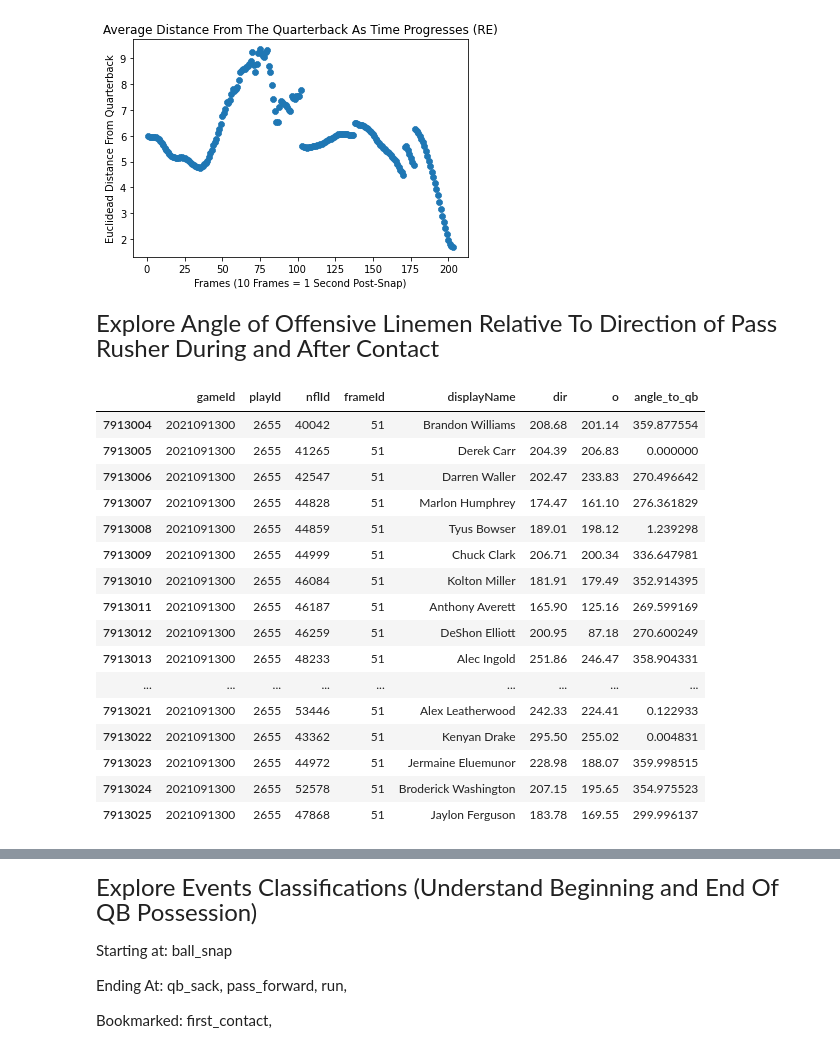
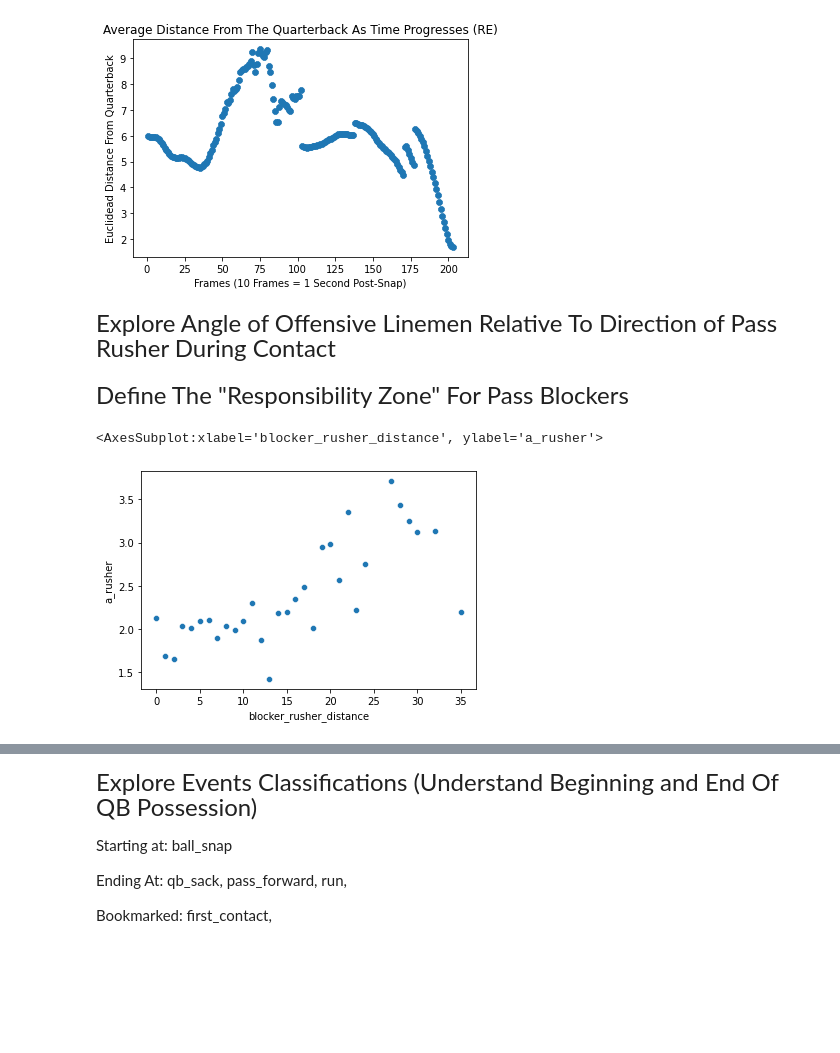
Before and after one commit to peterlmajors/FSAS_BigDataBowl_2023, a Jupyter notebook: Exploratory_Analysis.ipynb, the cells around one changed output, grey strips where cells are left out. Drawn from its saved outputs; the diff is of its cells as text; code cells hidden in the pictures; blank space fills up the shorter version.

```diff
--- a/Exploratory_Analysis.ipynb
+++ b/Exploratory_Analysis.ipynb
@@ -423,25 +380,4 @@ plt.ylabel("Euclidead Distance From Quarterback")
 Text(0, 0.5, 'Euclidead Distance From Quarterback')
 [figure]
 # %% [markdown]
-<font size="5"> Explore Angle of Offensive Linemen Relative To Direction of Pass Rusher During and After Contact </font>
+<font size="5"> Explore Angle of Offensive Linemen Relative To Direction of Pass Rusher During Contact </font>
-# %%
-#Look At Specific Frame
-ptrack[(ptrack.gameId == gameId) & (ptrack.playId == playId) & (ptrack.frameId == 51)][['gameId', 'playId', 'nflId', 'frameId','displayName', 'dir', 'o', 'angle_to_qb']]
-# %% [output]
-|  | gameId | playId | nflId | frameId | displayName | dir | o | angle_to_qb |
-| 7913004 | 2021091300 | 2655 | 40042 | 51 | Brandon Williams | 208.68 | 201.14 | 359.877554 |
-| 7913005 | 2021091300 | 2655 | 41265 | 51 | Derek Carr | 204.39 | 206.83 | 0.000000 |
-| 7913006 | 2021091300 | 2655 | 42547 | 51 | Darren Waller | 202.47 | 233.83 | 270.496642 |
-| 7913007 | 2021091300 | 2655 | 44828 | 51 | Marlon Humphrey | 174.47 | 161.10 | 276.361829 |
-| 7913008 | 2021091300 | 2655 | 44859 | 51 | Tyus Bowser | 189.01 | 198.12 | 1.239298 |
-| 7913009 | 2021091300 | 2655 | 44999 | 51 | Chuck Clark | 206.71 | 200.34 | 336.647981 |
-| 7913010 | 2021091300 | 2655 | 46084 | 51 | Kolton Miller | 181.91 | 179.49 | 352.914395 |
-| 7913011 | 2021091300 | 2655 | 46187 | 51 | Anthony Averett | 165.90 | 125.16 | 269.599169 |
-| 7913012 | 2021091300 | 2655 | 46259 | 51 | DeShon Elliott | 200.95 | 87.18 | 270.600249 |
-| 7913013 | 2021091300 | 2655 | 48233 | 51 | Alec Ingold | 251.86 | 246.47 | 358.904331 |
-| ... | ... | ... | ... | ... | ... | ... | ... | ... |
-| 7913021 | 2021091300 | 2655 | 53446 | 51 | Alex Leatherwood | 242.33 | 224.41 | 0.122933 |
-| 7913022 | 2021091300 | 2655 | 43362 | 51 | Kenyan Drake | 295.50 | 255.02 | 0.004831 |
-| 7913023 | 2021091300 | 2655 | 44972 | 51 | Jermaine Eluemunor | 228.98 | 188.07 | 359.998515 |
-| 7913024 | 2021091300 | 2655 | 52578 | 51 | Broderick Washington | 207.15 | 195.65 | 354.975523 |
-| 7913025 | 2021091300 | 2655 | 47868 | 51 | Jaylon Ferguson | 183.78 | 169.55 | 299.996137 |
@@ -447,0 +386,49 @@ ptrack[(ptrack.gameId == gameId) & (ptrack.playId == playId) & (ptrack.frameId =
+# %% [markdown]
+<font size="5"> Define The "Responsibility Zone" For Pass Blockers </font>
+# %%
+#Gather Data And Fields Relevant To Answering The Question
+
+#Crate Data Frame With Only Pass Blocking Plays
+ptrack_block = ptrack.loc[ptrack['pff_blockType'] != '0']
+
+#Find Rows With Players Who Were Blocked Against (Some Not Classfied As "Pass Rushers")
+ptrack_block_rushers = ptrack[ptrack.nflId.isin(ptrack_block.pff_nflIdBlockedPlayer)]
+ptrack_block_rushers = ptrack_block_rushers[['gameId', 'playId', 'nflId', 'frameId', 'pff_role', 'pff_positionLinedUp', 'x', 'y', 's', 'a', 'dis', 'o', 'dir', 'displayName']]
+
+#Merge Pass Blocking Plays Data From O-Linemen Perspecitve With Pass Rusher Tracking Data
+ptrack_resp_box = ptrack_block.merge(ptrack_block_rushers, left_on = ['gameId', 'playId', 'pff_nflIdBlockedPlayer', 'frameId'],
+                                                        right_on = ['gameId', 'playId', 'nflId', 'frameId'], how = 'inner')
+
+#Reduce To Columns Of Interest
+ptrack_resp_box = ptrack_resp_box[['gameId', 'playId', 'nflId_x', 'frameId', 'pff_role_x', 'pff_positionLinedUp_x', 'pff_blockType','x_x', 'y_x', 's_x', 'a_x', 'dis_x', 'o_x', 'dir_x',
+            'displayName_x','nflId_y', 'pff_role_y', 'pff_positionLinedUp_y', 'x_y', 'y_y', 's_y', 'a_y', 'dis_y', 'o_y', 'dir_y', 'displayName_y']]
+
+#Rename Columns
+ptrack_resp_box = ptrack_resp_box.rename(columns = {"nflId_x":"nflId_blocker", "displayName_x": "displayName_blocker", "pff_role_x": "pff_role_blocker",
+            "pff_positionLinedUp_x": "pff_positionLinedUp_blocker", "x_x": "x_blocker", "y_x": "y_blocker", "s_x": "s_blocker", "a_x": "a_blocker", "dis_x": "dis_blocker",
+            "o_x": "o_blocker", "dir_x": "dir_blocker", "nflId_y":"nflId_rusher", "displayName_y": "displayName_rusher", "pff_role_y": "pff_role_rusher",
+            "pff_positionLinedUp_y": "pff_positionLinedUp_rusher", "x_y": "x_rusher", "y_y": "y_rusher", "s_y": "s_rusher", "a_y": "a_rusher", "dis_y": "dis_rusher",
+            "o_y": "o_rusher", "dir_y": "dir_rusher"})
+
+#Calculate Distance Between Pass Blocker And Pass Rusher at Each Frame
+ptrack_resp_box['blocker_rusher_distance'] = np.hypot((ptrack_resp_box.y_blocker - ptrack_resp_box.y_rusher), (ptrack_resp_box.x_blocker - ptrack_resp_box.x_rusher))
+
+#Calculate Difference Between Rusher Direction and Blocker Orientation
+ptrack_resp_box['diff_btw_rusher_dir_blocker_o'] = abs((ptrack_resp_box.dir_rusher - 180) - ptrack_resp_box.o_blocker)
+# %%
+#How Far Away From A Blocker Does A Pass Rusher Slow Down or Deccelerate? (1 Yard In Front and 1.5 Yards Across (.75 Either Side))
+#Filter Down To Where Rusher Direction and Blocker Orientation Are Generally Matched (25 Degrees In Either Direction)
+ptrack_resp_box_30orless = ptrack_resp_box[ptrack_resp_box.diff_btw_rusher_dir_blocker_o < 10]
+
+#Speed
+distance_and_speed = pd.DataFrame(ptrack_resp_box_30orless.groupby(round(ptrack_resp_box_30orless.blocker_rusher_distance,0))['s_rusher'].mean()).reset_index()
+#sns.scatterplot(distance_and_speed.blocker_rusher_distance, distance_and_speed.s_rusher)
+
+#Acceleration
+distance_and_acceleration = pd.DataFrame(ptrack_resp_box_30orless.groupby(round(ptrack_resp_box_30orless.blocker_rusher_distance,0))['a_rusher'].mean()).reset_index()
+sns.scatterplot(distance_and_acceleration.blocker_rusher_distance, distance_and_acceleration.a_rusher)
+
+#Acceleration Hit Their Lowest Rates Within 1-2 Yards of The Pass Blocker!!
+# %% [output]
+<AxesSubplot:xlabel='blocker_rusher_distance', ylabel='a_rusher'>
+[figure, added]
```
Also changed, not shown: parts of 13 cells of this notebook, 1 other file.
